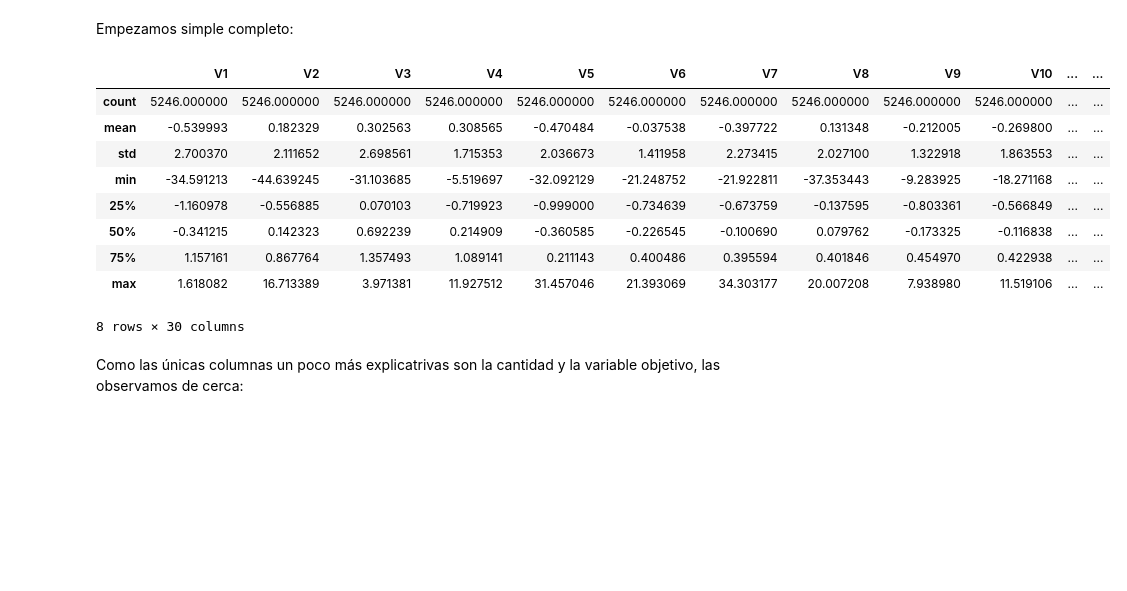
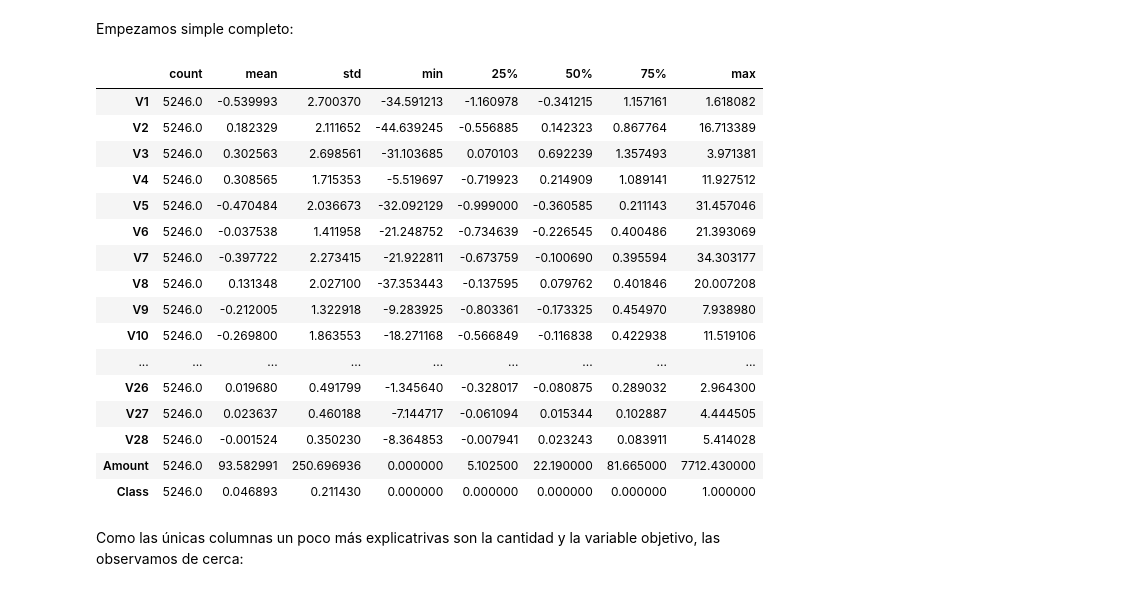
Before and after one commit to cyeboles/practica-random-forest, a Jupyter notebook: practica/fraudDetection_student.ipynb, the cells around one changed output. Cells and saved outputs as stored; diff of their text form; code cells hidden in the pictures; blank space fills up the shorter version.

```diff
--- a/practica/fraudDetection_student.ipynb
+++ b/practica/fraudDetection_student.ipynb
@@ -70,18 +70,25 @@ Perform a brief analysis of the training data to answer the following questions:
 # %% [markdown]
 Empezamos simple completo:
 # %%
-Fraud_train.describe()
+Fraud_train.describe().T
 # %% [output]
-|  | V1 | V2 | V3 | V4 | V5 | V6 | V7 | V8 | V9 | V10 | ... | ... |
-| count | 5246.000000 | 5246.000000 | 5246.000000 | 5246.000000 | 5246.000000 | 5246.000000 | 5246.000000 | 5246.000000 | 5246.000000 | 5246.000000 | ... | ... |
-| mean | -0.539993 | 0.182329 | 0.302563 | 0.308565 | -0.470484 | -0.037538 | -0.397722 | 0.131348 | -0.212005 | -0.269800 | ... | ... |
-| std | 2.700370 | 2.111652 | 2.698561 | 1.715353 | 2.036673 | 1.411958 | 2.273415 | 2.027100 | 1.322918 | 1.863553 | ... | ... |
-| min | -34.591213 | -44.639245 | -31.103685 | -5.519697 | -32.092129 | -21.248752 | -21.922811 | -37.353443 | -9.283925 | -18.271168 | ... | ... |
-| 25% | -1.160978 | -0.556885 | 0.070103 | -0.719923 | -0.999000 | -0.734639 | -0.673759 | -0.137595 | -0.803361 | -0.566849 | ... | ... |
-| 50% | -0.341215 | 0.142323 | 0.692239 | 0.214909 | -0.360585 | -0.226545 | -0.100690 | 0.079762 | -0.173325 | -0.116838 | ... | ... |
-| 75% | 1.157161 | 0.867764 | 1.357493 | 1.089141 | 0.211143 | 0.400486 | 0.395594 | 0.401846 | 0.454970 | 0.422938 | ... | ... |
-| max | 1.618082 | 16.713389 | 3.971381 | 11.927512 | 31.457046 | 21.393069 | 34.303177 | 20.007208 | 7.938980 | 11.519106 | ... | ... |
+|  | count | mean | std | min | 25% | 50% | 75% | max |
+| V1 | 5246.0 | -0.539993 | 2.700370 | -34.591213 | -1.160978 | -0.341215 | 1.157161 | 1.618082 |
+| V2 | 5246.0 | 0.182329 | 2.111652 | -44.639245 | -0.556885 | 0.142323 | 0.867764 | 16.713389 |
+| V3 | 5246.0 | 0.302563 | 2.698561 | -31.103685 | 0.070103 | 0.692239 | 1.357493 | 3.971381 |
+| V4 | 5246.0 | 0.308565 | 1.715353 | -5.519697 | -0.719923 | 0.214909 | 1.089141 | 11.927512 |
+| V5 | 5246.0 | -0.470484 | 2.036673 | -32.092129 | -0.999000 | -0.360585 | 0.211143 | 31.457046 |
+| V6 | 5246.0 | -0.037538 | 1.411958 | -21.248752 | -0.734639 | -0.226545 | 0.400486 | 21.393069 |
+| V7 | 5246.0 | -0.397722 | 2.273415 | -21.922811 | -0.673759 | -0.100690 | 0.395594 | 34.303177 |
+| V8 | 5246.0 | 0.131348 | 2.027100 | -37.353443 | -0.137595 | 0.079762 | 0.401846 | 20.007208 |
+| V9 | 5246.0 | -0.212005 | 1.322918 | -9.283925 | -0.803361 | -0.173325 | 0.454970 | 7.938980 |
+| V10 | 5246.0 | -0.269800 | 1.863553 | -18.271168 | -0.566849 | -0.116838 | 0.422938 | 11.519106 |
+| ... | ... | ... | ... | ... | ... | ... | ... | ... |
+| V26 | 5246.0 | 0.019680 | 0.491799 | -1.345640 | -0.328017 | -0.080875 | 0.289032 | 2.964300 |
+| V27 | 5246.0 | 0.023637 | 0.460188 | -7.144717 | -0.061094 | 0.015344 | 0.102887 | 4.444505 |
+| V28 | 5246.0 | -0.001524 | 0.350230 | -8.364853 | -0.007941 | 0.023243 | 0.083911 | 5.414028 |
+| Amount | 5246.0 | 93.582991 | 250.696936 | 0.000000 | 5.102500 | 22.190000 | 81.665000 | 7712.430000 |
+| Class | 5246.0 | 0.046893 | 0.211430 | 0.000000 | 0.000000 | 0.000000 | 0.000000 | 1.000000 |
-8 rows × 30 columns
 # %% [markdown]
 Como las únicas columnas un poco más explicatrivas son la cantidad y la variable objetivo, las observamos de cerca:
 # %%
```
Also changed, not shown: parts of 20 cells of this notebook.
